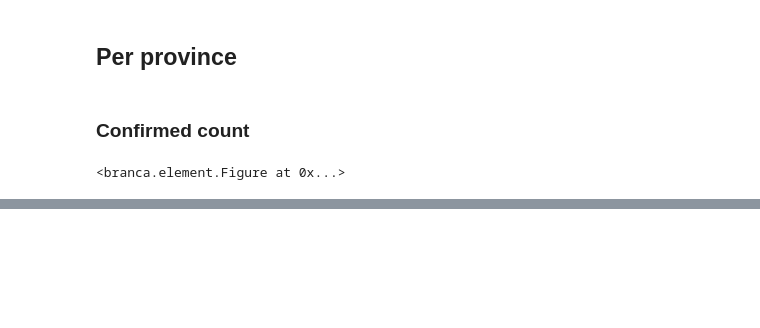
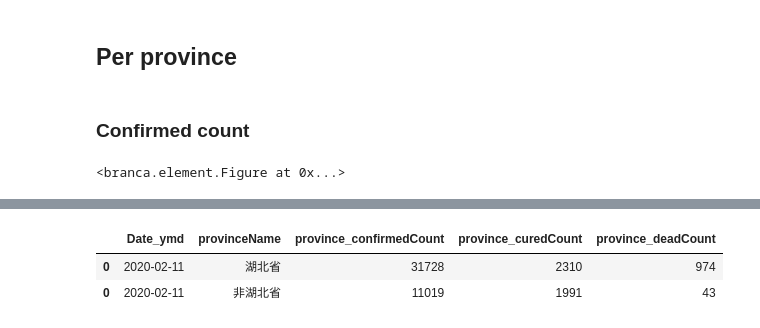
Before and after one commit to jingwen-z/python-playground, a Jupyter notebook: analysis/2019_nCoV/2019_nCoV.ipynb, the cells around one changed output, grey strips where cells are left out. Saved outputs shown, nothing was run; the diff lists cells and outputs as text; code cells hidden in the pictures; blank space fills up the shorter version.

```diff
--- a/analysis/2019_nCoV/2019_nCoV.ipynb
+++ b/analysis/2019_nCoV/2019_nCoV.ipynb
@@ -651,0 +730,6 @@ province_map.get_root().add_child(macro2)
+# %%
+hubei_vs_others_last_df
+# %% [output]
+|  | Date_ymd | provinceName | province_confirmedCount | province_curedCount | province_deadCount |
+| 0 | 2020-02-11 | 湖北省 | 31728 | 2310 | 974 |
+| 0 | 2020-02-11 | 非湖北省 | 11019 | 1991 | 43 |
```
Also changed, not shown: parts of 13 cells of this notebook.
